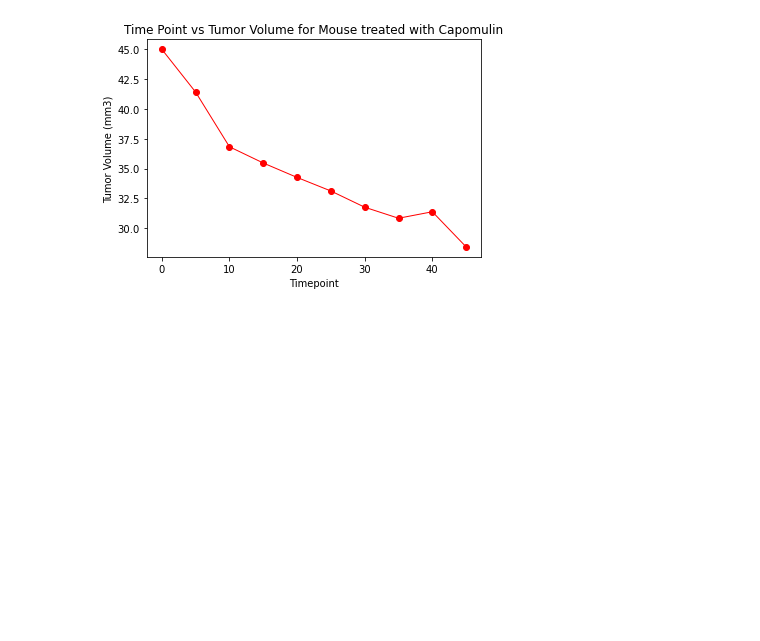
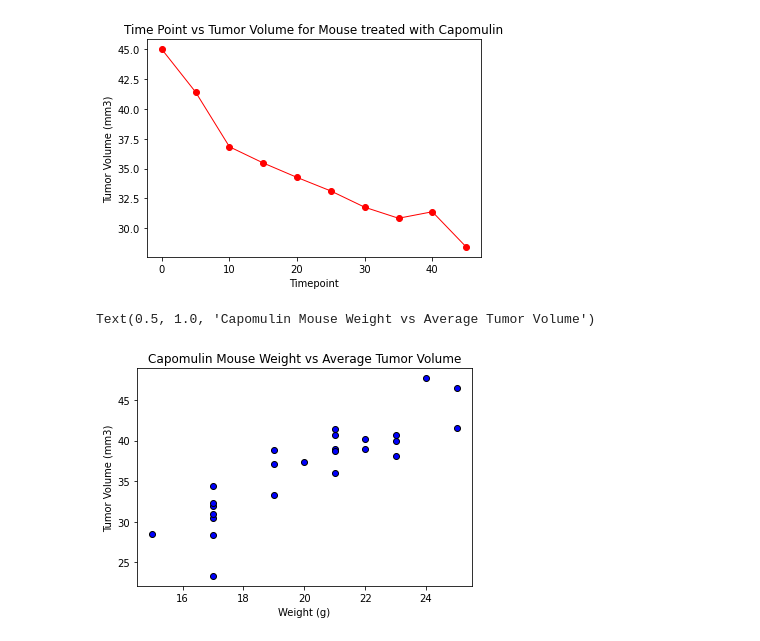
Before and after one commit to doublealogic/matplotlib-challenge, a Jupyter notebook: Pymaceuticals/main.ipynb, the cells around one changed output. Drawn from its saved outputs; the diff is of its cells as text; code cells hidden in the pictures; blank space fills up the shorter version.

Commit message:
Added scatter plot cell with Capomulin Mouse Weight vs Average Tumor Volume

```diff
--- a/Pymaceuticals/main.ipynb
+++ b/Pymaceuticals/main.ipynb
@@ -282,3 +282,16 @@ plt.title("Time Point vs Tumor Volume for Mouse treated with Capomulin")
 # %% [output]
 Text(0.5, 1.0, 'Time Point vs Tumor Volume for Mouse treated with Capomulin')
 [figure]
+# %%
+# Generate a scatter plot of mouse weight versus average tumor volume for the Capomulin regimen
+mice_weight = capomulin_final["Weight (g)"].to_list()
+
+plt.scatter(mice_weight, capomulin_pts.to_list(),
+            marker="o", facecolors="blue", edgecolors="black")
+
+plt.xlabel("Weight (g)")
+plt.ylabel("Tumor Volume (mm3)")
+plt.title("Capomulin Mouse Weight vs Average Tumor Volume")
+# %% [output]
+Text(0.5, 1.0, 'Capomulin Mouse Weight vs Average Tumor Volume')
+[figure, added]
```
